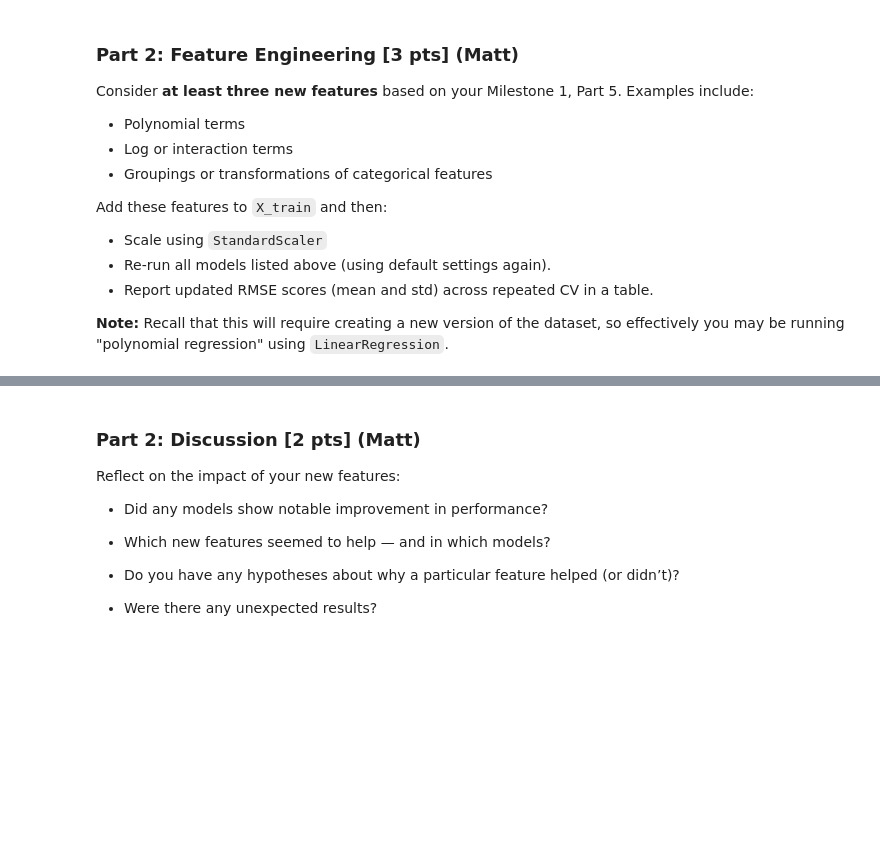
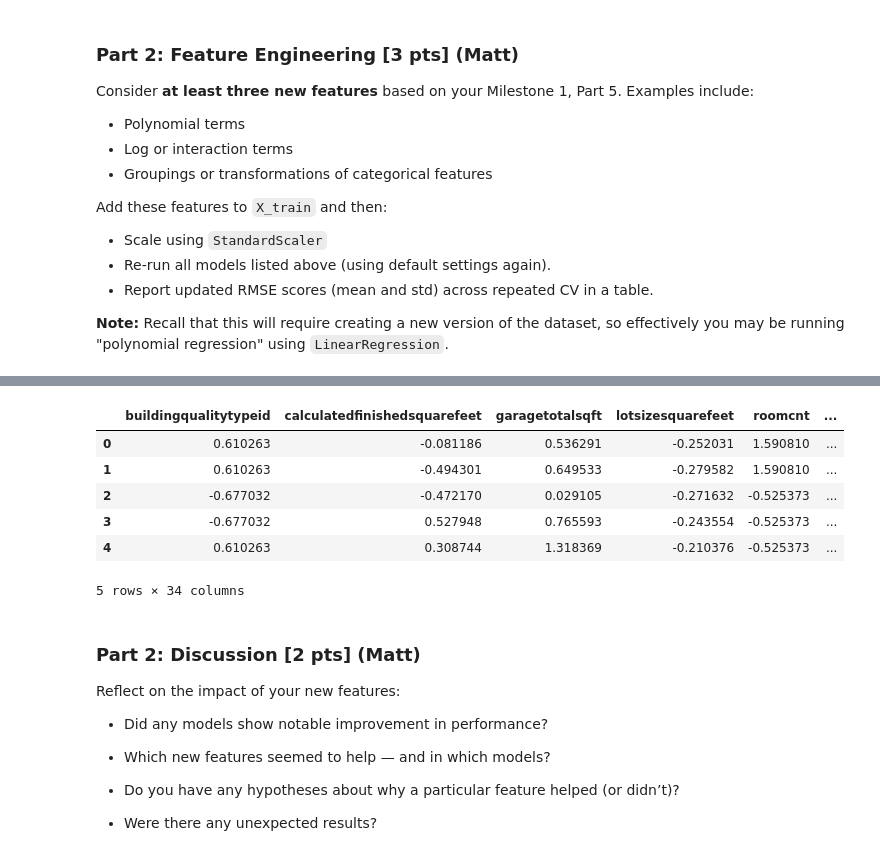
Before and after one commit to shmorhunmsds/ml_final_project, a Jupyter notebook: Milestone_02.ipynb, the cells around one changed output, grey strips where cells are left out. Cells and saved outputs as stored; diff of their text form; code cells hidden in the pictures; blank space fills up the shorter version.

```diff
--- a/Milestone_02.ipynb
+++ b/Milestone_02.ipynb
@@ -280,0 +416,33 @@ Add these features to `X_train` and then:
+# %%
+# Drop poorly engineered features
+X_eng_dropped = X_eng.drop(columns=['log_calculatedfinishedsquarefeet', 'bathroomcnt', 'yearbuilt', 'numberofstories', 'calc_bedbath', 'fireplacecnt',
+                                     'garagecarcnt', 'prod_bathroomcnt_bedroomcnt', 'bedroomcnt', 'log_garagetotalsqft', 'log_lotsizesquarefeet']) # Dropping redundant or poor fstat columns
+# %%
+# Standard Scaler
+X_eng_train, X_eng_test, y_train, y_test = train_test_split(X_eng, y, test_size=0.2, random_state=random_state)
+X_eng_train.shape, X_eng_test.shape, y_train.shape, y_test.shape
+
+X_eng_dropped_train, X_eng_dropped_test, y_train, y_test = train_test_split(X_eng_dropped, y, test_size=0.2, random_state=random_state)
+X_eng_dropped_train.shape, X_eng_dropped_test.shape, y_train.shape, y_test.shape
+
+scaler2 = StandardScaler()
+X_eng_train_scaled = scaler2.fit_transform(X_eng_train)
+X_eng_test_scaled = scaler2.transform(X_eng_test)
+X_eng_train_scaled = pd.DataFrame(X_eng_train_scaled, columns=X_eng_train.columns)
+X_eng_test_scaled = pd.DataFrame(X_eng_test_scaled, columns=X_eng_test.columns)
+X_eng_train_scaled.head()
+
+scaler3 = StandardScaler()
+X_eng_dropped_train_scaled = scaler3.fit_transform(X_eng_dropped_train)
+X_eng_dropped_test_scaled = scaler3.transform(X_eng_dropped_test)
+X_eng_dropped_train_scaled = pd.DataFrame(X_eng_dropped_train_scaled, columns=X_eng_dropped_train.columns)
+X_eng_dropped_test_scaled = pd.DataFrame(X_eng_dropped_test_scaled, columns=X_eng_dropped_test.columns)
+X_eng_dropped_train_scaled.head()
+# %% [output]
+|  | buildingqualitytypeid | calculatedfinishedsquarefeet | garagetotalsqft | lotsizesquarefeet | roomcnt | ... |
+| 0 | 0.610263 | -0.081186 | 0.536291 | -0.252031 | 1.590810 | ... |
+| 1 | 0.610263 | -0.494301 | 0.649533 | -0.279582 | 1.590810 | ... |
+| 2 | -0.677032 | -0.472170 | 0.029105 | -0.271632 | -0.525373 | ... |
+| 3 | -0.677032 | 0.527948 | 0.765593 | -0.243554 | -0.525373 | ... |
+| 4 | 0.610263 | 0.308744 | 1.318369 | -0.210376 | -0.525373 | ... |
+5 rows × 34 columns
```
Also changed, not shown: parts of 8 cells of this notebook, 1 other file.
